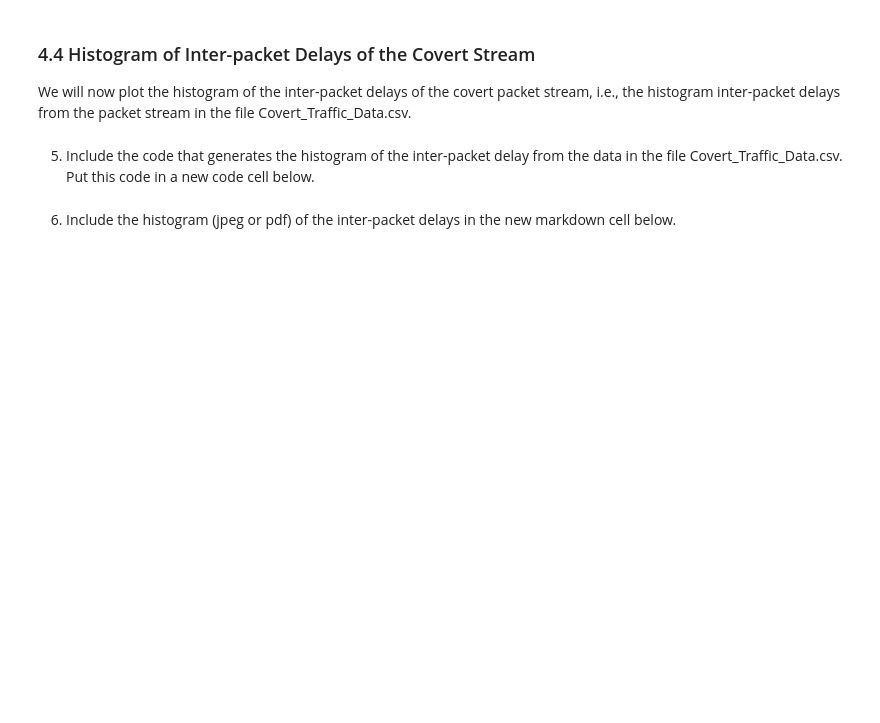
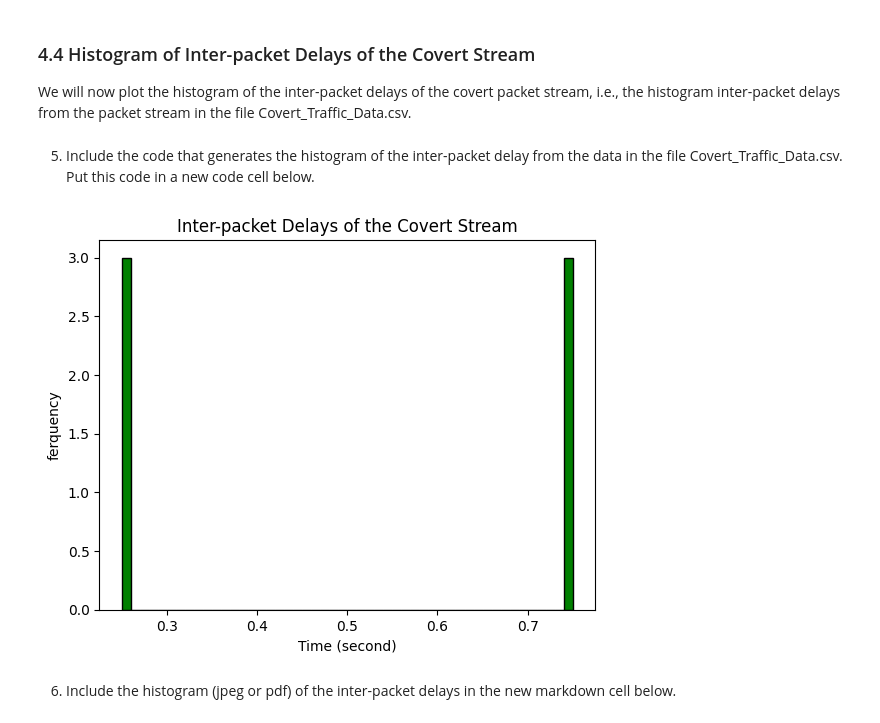
Before and after one commit to nguyjtra/test, a Jupyter notebook: ECS132_Project_Spring_2025_Draft.ipynb, the cells around one changed output. Saved outputs shown, nothing was run; the diff lists cells and outputs as text; code cells hidden in the pictures; blank space fills up the shorter version.

```diff
--- a/ECS132_Project_Spring_2025_Draft.ipynb
+++ b/ECS132_Project_Spring_2025_Draft.ipynb
@@ -119,5 +191,34 @@ Write a Python code  that will generate the modified packet stream that contains
 We will now plot the histogram of the inter-packet delays of the covert packet stream, i.e., the histogram inter-packet delays from the packet stream  in the file Covert_Traffic_Data.csv.
 # %% [markdown]
 5. Include the code that generates the histogram of the inter-packet delay from the data in the file Covert_Traffic_Data.csv. Put this code in a new code cell below.
+# %%
+# Import các thư viện cần thiết
+import pandas as pd          # Để đọc tệp CSV
+import matplotlib.pyplot as plt  # Để vẽ biểu đồ
+
+# Bước 1: Đọc dữ liệu từ tệp CSV
+data = pd.read_csv('Covert_Traffic_Data.csv')
+
+# Bước 2: Lấy cột thời gian (tên cột là 'Time')
+packet_times = data['Time']
+
+# Bước 3: Tính khoảng trễ giữa các gói tin
+inter_packet_delays = packet_times.diff()
+
+# Bước 4: Loại bỏ giá trị không hợp lệ (NaN) đầu tiên
+inter_packet_delays = inter_packet_delays.dropna()
+
+# Bước 5: Vẽ histogram với 50 cột, màu xanh, viền đen
+plt.hist(inter_packet_delays, bins=50, color='green', edgecolor='black')
+
+# Bước 6: Thêm nhãn và tiêu đề
+plt.xlabel('Time (second)')  # Nhãn trục x
+plt.ylabel('ferquency')                           # Nhãn trục y
+plt.title('Inter-packet Delays of the Covert Stream')  # Tiêu đề
+
+# Bước 7: Hiển thị biểu đồ
+plt.show()
+# %% [output]
+[figure, added]
 # %% [markdown]
 6. Include the histogram (jpeg or pdf) of the inter-packet delays in the new markdown cell below.
```
Also changed, not shown: parts of 21 cells of this notebook.
